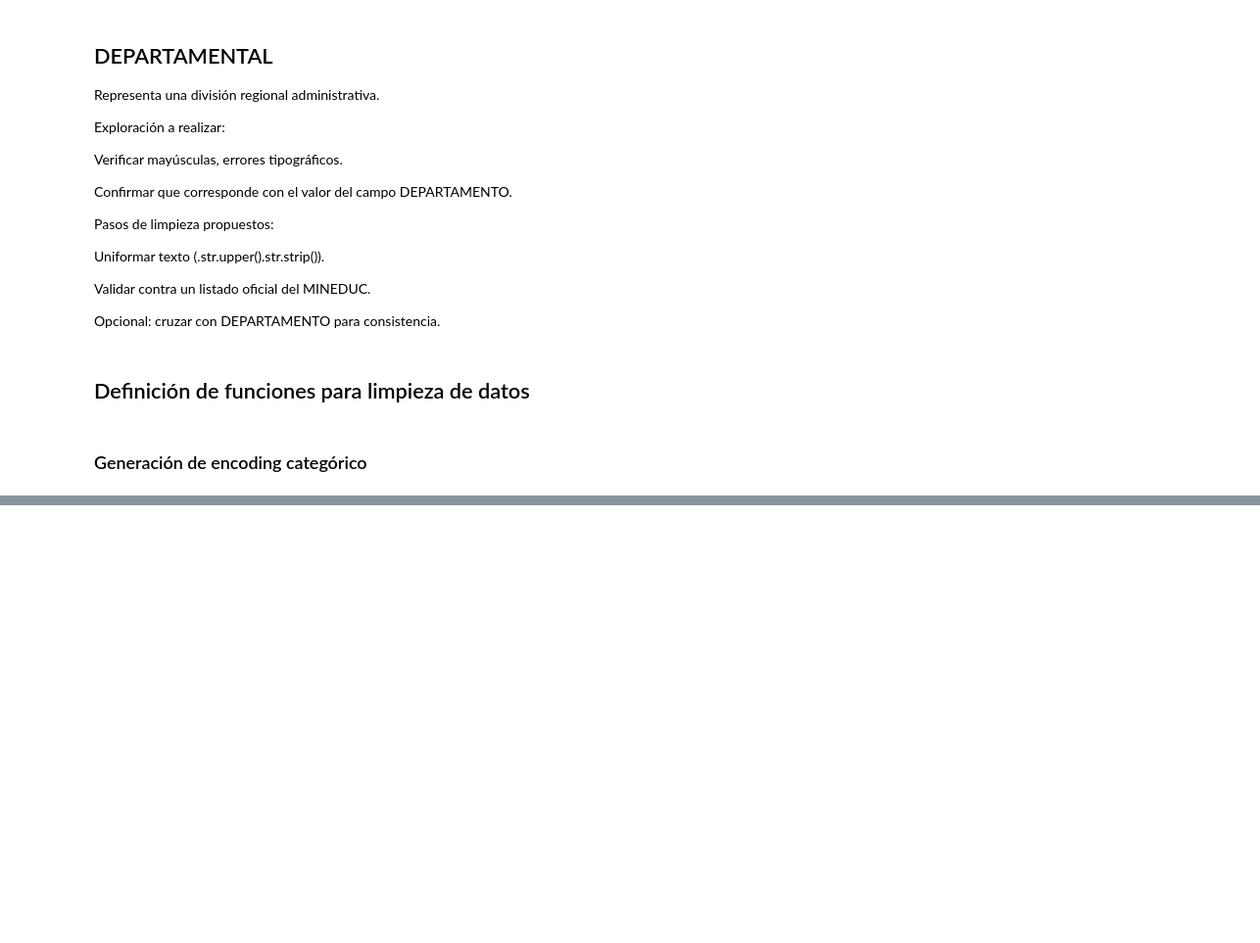
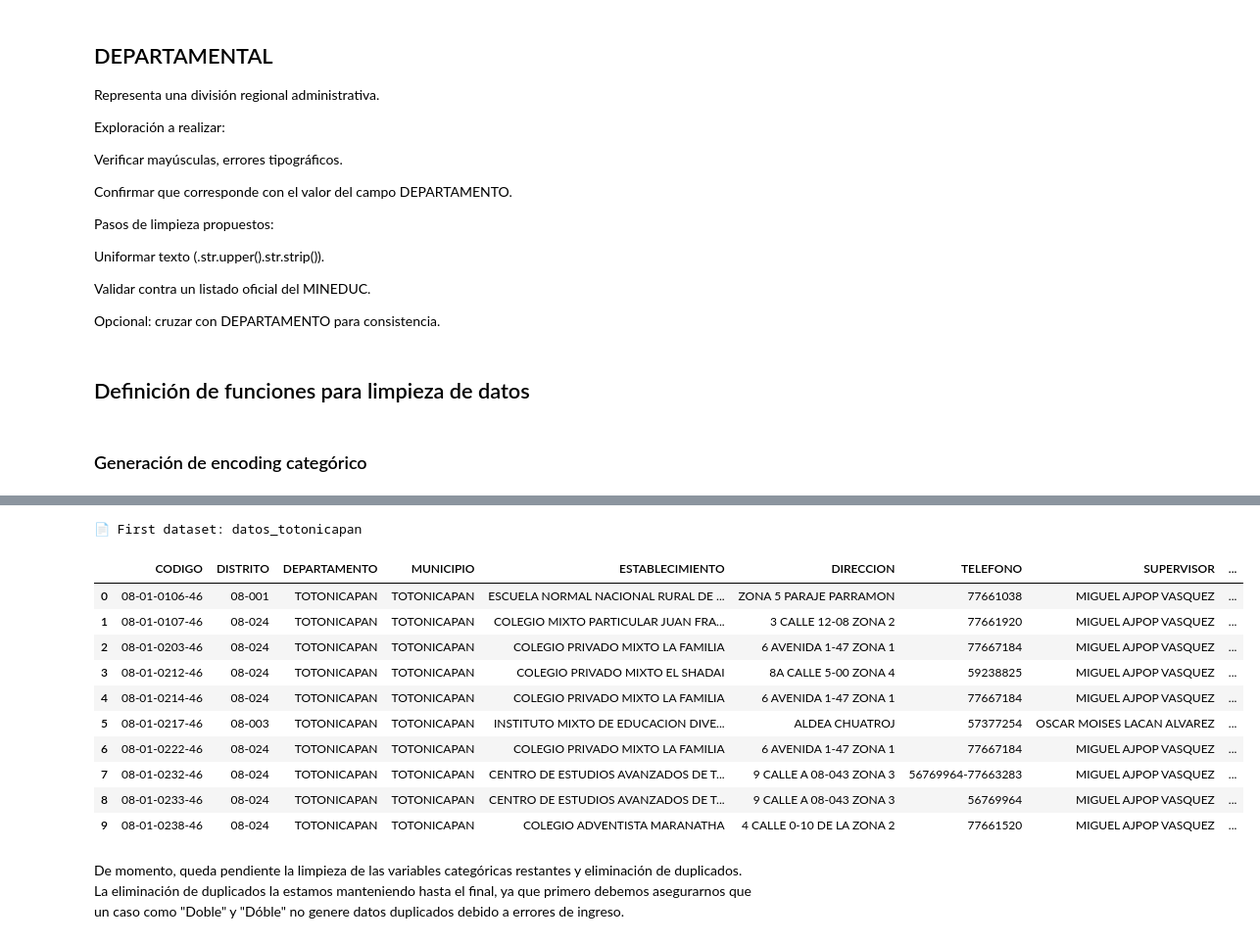
Before and after one commit to nel-eleven11/Proyecto1_DataScience, a Jupyter notebook: Avances.ipynb, the cells around one changed output, grey strips where cells are left out. Shown at 98% size. Cells and saved outputs as stored; diff of their text form; code cells hidden in the pictures; blank space fills up the shorter version.

```diff
--- a/Avances.ipynb
+++ b/Avances.ipynb
@@ -998,0 +1148,34 @@ Valores únicos en PLAN: 9
+# %%
+import unicodedata
+from difflib import get_close_matches
+
+def normalize_string(s):
+    s = str(s).strip().upper()
+    s = unicodedata.normalize('NFD', s)
+    s = ''.join(c for c in s if unicodedata.category(c) != 'Mn')  # Remove accents
+    return s
+
+for name, df in datasets.items():
+    if 'MUNICIPIO' not in df.columns or 'DEPARTAMENTO' not in df.columns:
+        print(f"[{name}] Missing 'MUNICIPIO' or 'DEPARTAMENTO' column.")
+        continue
+
+    # Normalize MUNICIPIO column only
+    df['MUNICIPIO'] = df['MUNICIPIO'].apply(normalize_string)
+
+    print(f"\n[{name}] Similar MUNICIPIO names within each DEPARTAMENTO:")
+
+    for dept in df['DEPARTAMENTO'].dropna().unique():
+        df_dept = df[df['DEPARTAMENTO'] == dept]
+        municipios = df_dept['MUNICIPIO'].dropna().unique()
+
+        checked = set()
+        for mun in municipios:
+            if mun in checked:
+                continue
+            matches = get_close_matches(mun, municipios, n=5, cutoff=0.85)
+            matches = [m for m in matches if m != mun and m not in checked]
+            if matches:
+                print(f"- {dept}: {mun} ~ {', '.join(matches)}")
+                checked.update(matches)
+            checked.add(mun)
@@ -998,0 +2158,20 @@ Valores únicos en PLAN: 9
+# %%
+first_key = next(iter(datasets))
+first_df = datasets[first_key]
+print(f"📄 First dataset: {first_key}")
+display(first_df.head(10))
+# %% [output]
+📄 First dataset: datos_totonicapan
+|  | CODIGO | DISTRITO | DEPARTAMENTO | MUNICIPIO | ESTABLECIMIENTO | DIRECCION | TELEFONO | SUPERVISOR | ... |
+| 0 | 08-01-0106-46 | 08-001 | TOTONICAPAN | TOTONICAPAN | ESCUELA NORMAL NACIONAL RURAL DE ... | ZONA 5 PARAJE PARRAMON | 77661038 | MIGUEL AJPOP VASQUEZ | ... |
+| 1 | 08-01-0107-46 | 08-024 | TOTONICAPAN | TOTONICAPAN | COLEGIO MIXTO PARTICULAR JUAN FRA... | 3 CALLE 12-08 ZONA 2 | 77661920 | MIGUEL AJPOP VASQUEZ | ... |
+| 2 | 08-01-0203-46 | 08-024 | TOTONICAPAN | TOTONICAPAN | COLEGIO PRIVADO MIXTO LA FAMILIA | 6 AVENIDA 1-47 ZONA 1 | 77667184 | MIGUEL AJPOP VASQUEZ | ... |
+| 3 | 08-01-0212-46 | 08-024 | TOTONICAPAN | TOTONICAPAN | COLEGIO PRIVADO MIXTO EL SHADAI | 8A CALLE 5-00 ZONA 4 | 59238825 | MIGUEL AJPOP VASQUEZ | ... |
+| 4 | 08-01-0214-46 | 08-024 | TOTONICAPAN | TOTONICAPAN | COLEGIO PRIVADO MIXTO LA FAMILIA | 6 AVENIDA 1-47 ZONA 1 | 77667184 | MIGUEL AJPOP VASQUEZ | ... |
+| 5 | 08-01-0217-46 | 08-003 | TOTONICAPAN | TOTONICAPAN | INSTITUTO MIXTO DE EDUCACION DIVE... | ALDEA CHUATROJ | 57377254 | OSCAR MOISES LACAN ALVAREZ | ... |
+| 6 | 08-01-0222-46 | 08-024 | TOTONICAPAN | TOTONICAPAN | COLEGIO PRIVADO MIXTO LA FAMILIA | 6 AVENIDA 1-47 ZONA 1 | 77667184 | MIGUEL AJPOP VASQUEZ | ... |
+| 7 | 08-01-0232-46 | 08-024 | TOTONICAPAN | TOTONICAPAN | CENTRO DE ESTUDIOS AVANZADOS DE T... | 9 CALLE A 08-043 ZONA 3 | 56769964-77663283 | MIGUEL AJPOP VASQUEZ | ... |
+| 8 | 08-01-0233-46 | 08-024 | TOTONICAPAN | TOTONICAPAN | CENTRO DE ESTUDIOS AVANZADOS DE T... | 9 CALLE A 08-043 ZONA 3 | 56769964 | MIGUEL AJPOP VASQUEZ | ... |
+| 9 | 08-01-0238-46 | 08-024 | TOTONICAPAN | TOTONICAPAN | COLEGIO ADVENTISTA MARANATHA | 4 CALLE 0-10 DE LA ZONA 2 | 77661520 | MIGUEL AJPOP VASQUEZ | ... |
+# %% [markdown]
+De momento, queda pendiente la limpieza de las variables categóricas restantes y eliminación de duplicados. La eliminación de duplicados la estamos manteniendo hasta el final, ya que primero debemos asegurarnos que un caso como "Doble" y "Dóble" no genere datos duplicados debido a errores de ingreso.
```
Also changed, not shown: parts of 59 cells of this notebook.
